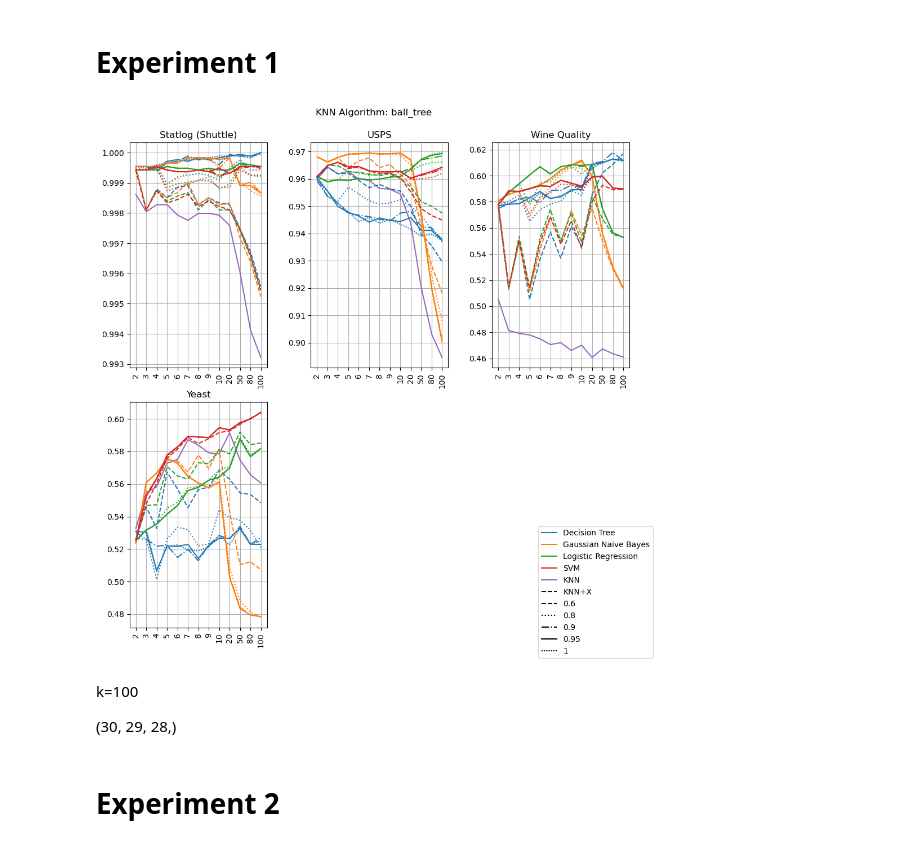
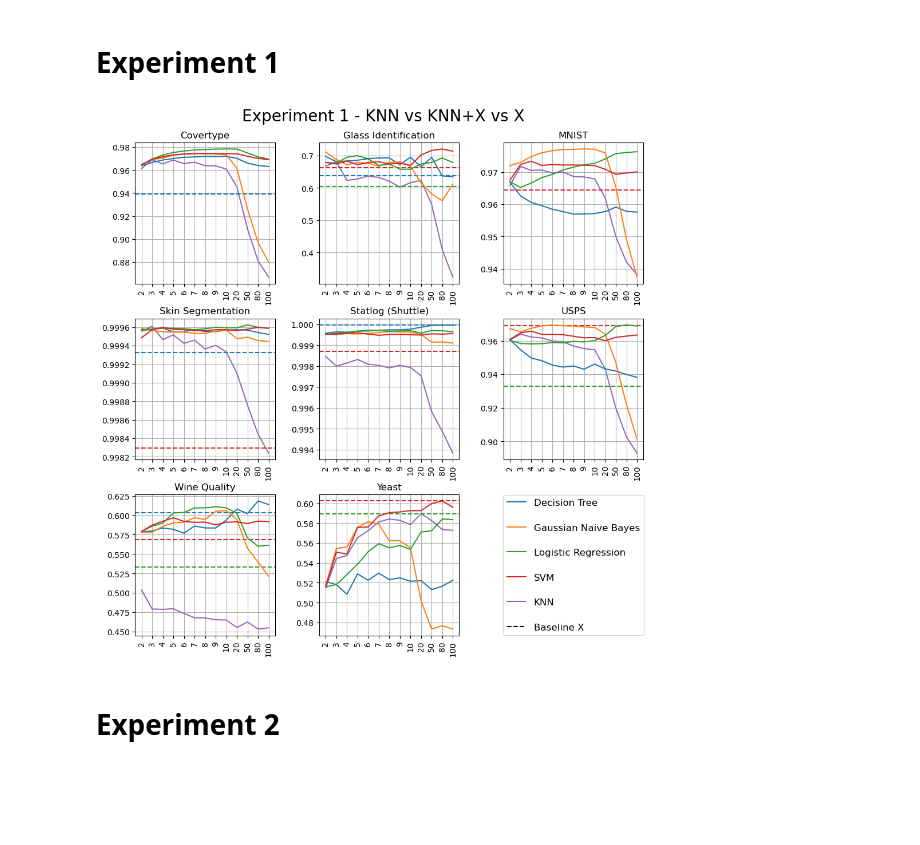
Before and after one commit to danigil/KNN-X, a Jupyter notebook: plot_results.ipynb, the cells around one changed output. Cells and saved outputs as stored; diff of their text form; code cells hidden in the pictures; blank space fills up the shorter version.

Commit message:
updated plot jupyter notebook

```diff
--- a/plot_results.ipynb
+++ b/plot_results.ipynb
@@ -40,7 +40,7 @@ def plot_results(datasets=['mnist', 'covertype', 'yeast', 'skin', 'statlog'],
     if row_amount==1:
         axs = np.array([axs], dtype=object)
 
-    for i in range(r, col_amount):
+    for i in range(r, col_amount-1):
         axs[-1][i].set_visible(False)
 
     clfs= ret[list(datasets)[0]]["clfs"]
@@ -57,7 +57,8 @@ def plot_results(datasets=['mnist', 'covertype', 'yeast', 'skin', 'statlog'],
     }
 
     patches_clf = [mlines.Line2D(xdata=[0], ydata=[0], color=colors[i%len(clfs+['KNN'])], linestyle='solid', label=clfs_map[clf]) for i,clf in enumerate(clfs+ ['KNN'])]
-    patches_smart = [mlines.Line2D(xdata=[0], ydata=[0], color='black', linestyle='dashed', label='KNN+X')]
+    patches_smart = [mlines.Line2D(xdata=[0], ydata=[0], color='black', linestyle='dashed', label='Baseline X')]
+    # patches_smart = [mlines.Line2D(xdata=[0], ydata=[0], color='black', linestyle='dashed', label='KNN+X')]
 
     handles = patches_clf + patches_smart
 
@@ -82,46 +83,58 @@ def plot_results(datasets=['mnist', 'covertype', 'yeast', 'skin', 'statlog'],
         smart = np.swapaxes(smart, 1, 2)
 
         clfs= results_dict["clfs"]
         ks= results_dict['ks']
         default_k_ticks = range(len(ks))
         thresholds= results_dict['thresholds']
 
         curr_ax = axs[i//col_amount, i%col_amount]
 
         curr_ax.set_title(f"{dataset_map[dataset]}")
         curr_ax.plot(default_k_ticks, baseline_knn, label="KNN", linestyle='solid', color=colors[len(clfs)])
         curr_ax.set_xticks(default_k_ticks, ks, rotation=90)
 
         curr_ax.grid(True)
 
         if not omit_baseline_x:
             for (iclf, clf) in enumerate(clfs):
                 if omit_baseline_gnb and 'gaussian' in clf.lower():
                     continue
-                curr_ax.axhline(y=baseline[iclf], label=f'{clf}', color=colors[iclf%len(clfs)], linestyle='dashed')
 
-        line_styles = ['dashed', 'dotted', 'dashdot', 'solid', (0, (1,1))]
-        patches_t = [mlines.Line2D(xdata=[0], ydata=[0], color='black', linestyle=line_styles[i%len(thresholds)], label=threshold) for i,threshold in enumerate(thresholds)]
+                if baseline[iclf] >= min(baseline_knn):
+                    curr_ax.axhline(y=baseline[iclf], label=f'{clf}', color=colors[iclf%len(clfs)], linestyle='dashed')
 
-        for (iclf, clf), (it, threshold) in product(enumerate(clfs), enumerate(thresholds)):
+        thresholds_enum = enumerate(thresholds)
+        if omit_thresholds is not None:
+            thresholds_enum = list(filter(lambda tup: tup[1] not in omit_thresholds, thresholds_enum))
+
+        line_styles = ['solid', 'dashed', 'dotted', 'dashdot', (0, (1,1))]
+        line_styles_it = iter(line_styles)
+        line_styles_dict = {t: next(line_styles_it) for i,t in thresholds_enum}
+        patches_t = [mlines.Line2D(xdata=[0], ydata=[0], color='black', linestyle=line_styles_dict[threshold], label=threshold) for i,threshold in thresholds_enum]
+        patches_t = []
+
+        for (iclf, clf), (it, threshold) in product(enumerate(clfs), thresholds_enum):
             if omit_thresholds is not None and threshold in omit_thresholds:
                 continue
 
             curr = smart[iclf, it]
-            curr_ax.plot(default_k_ticks, curr, color=colors[iclf%len(clfs)], linestyle=line_styles[it])
+            curr_ax.plot(default_k_ticks, curr, color=colors[iclf%len(clfs)], linestyle=line_styles_dict[threshold])
 
-    fig.legend(handles=handles+patches_t, loc='lower right')
-    fig.suptitle(f"KNN Algorithm: {knn_algo}")
+    axs[-1][-1].legend(handles=handles+patches_t, loc='center',fontsize='12', labelspacing=1.71)
+    # .axis('off')
+    # axs[-1][-1].get_xaxis().set_visible(False)
+    # axs[-1][-1].get_yaxis().set_visible(False)
+    axs[-1][-1].axis('off')
+    # fig.legend(handles=handles+patches_t, loc='lower right')
+    # fig.legend(handles=handles+patches_t, bbox_to_anchor=(0.42, -0.19, 0.7, 1))
+    # fig.suptitle(f"KNN Algorithm: {knn_algo}")
+    fig.suptitle("Experiment 1 - KNN vs KNN+X vs X", fontsize=20)
     fig.subplots_adjust(top=0.92)
     plt.show()
 
-plot_results(datasets=['statlog', 'usps', 'wine', 'yeast'], plot_type='acc',knn_algo='ball_tree', omit_baseline_x=True)
+plot_results(datasets=['covertype', 'glass', 'mnist', 'skin','statlog', 'usps', 'wine', 'yeast'], plot_type='acc',knn_algo='brute', omit_baseline_x=False, omit_baseline_gnb=True, omit_thresholds=(0.6,0.8,0.9,0.95))
 # %% [output]
-[figure, old version]
+[figure, new version]
-# %% [markdown]
-k=100
-
-(30, 29, 28,)
 # %% [markdown]
 # Experiment 2
 # %%
```
Also changed, not shown: 1 other file.
